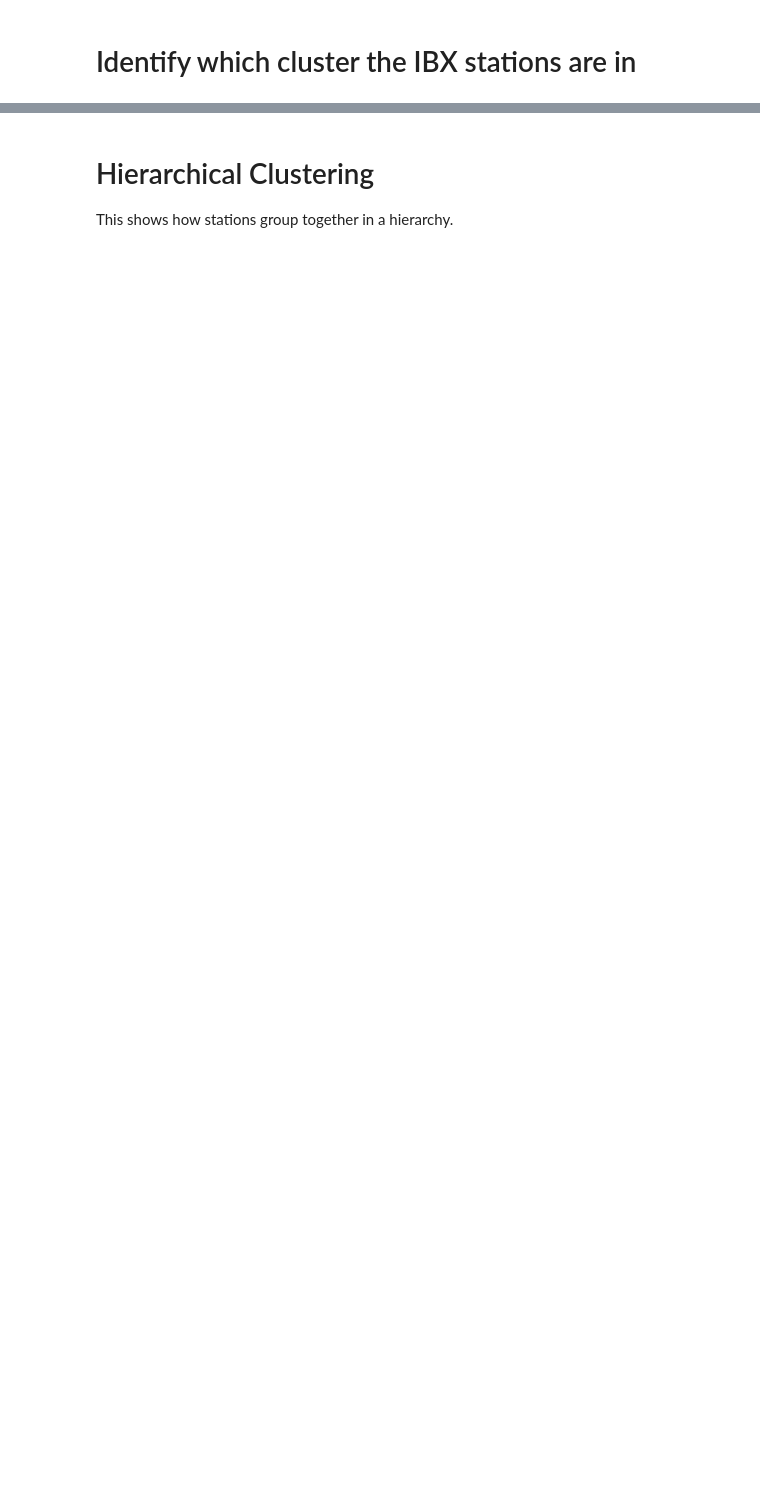
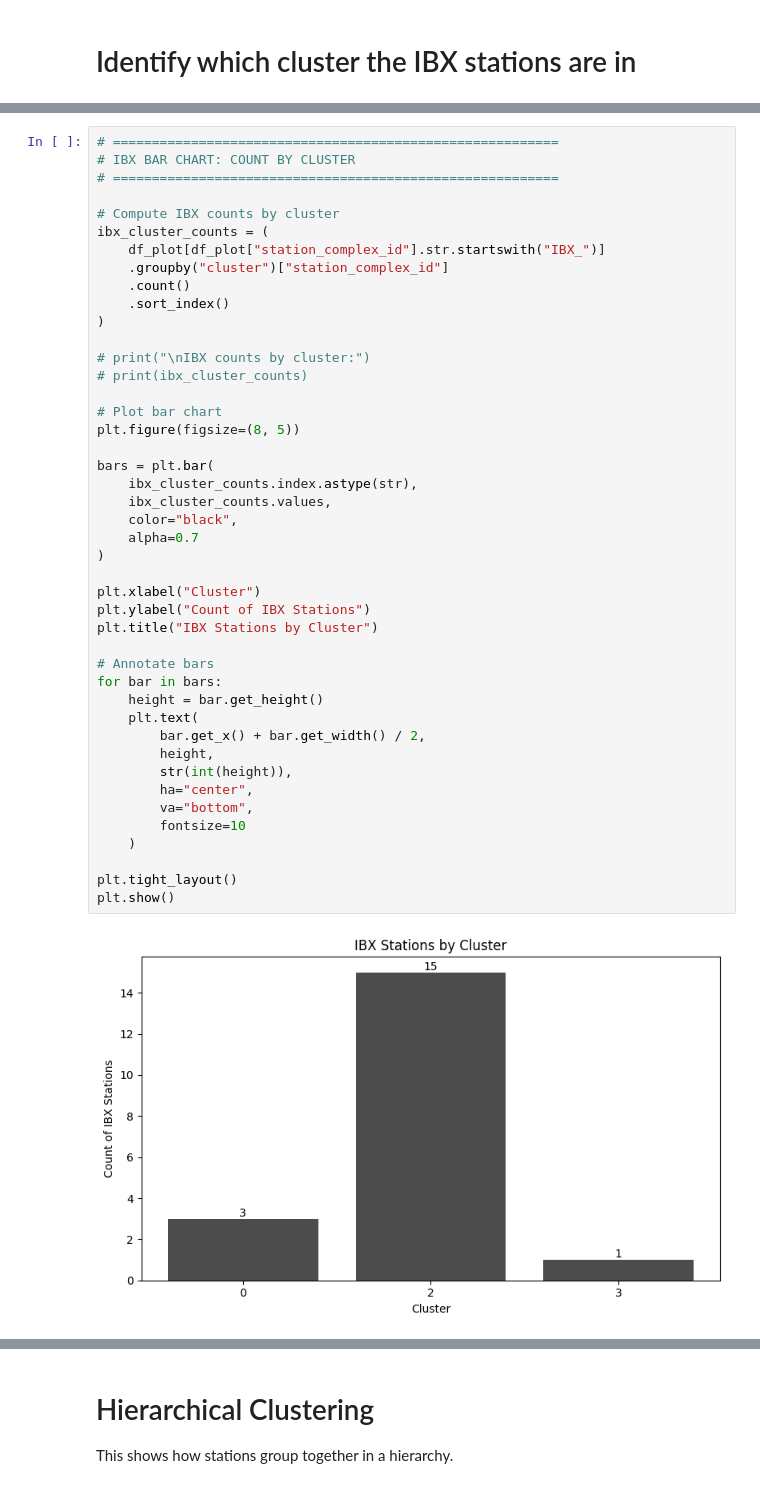
Before and after one commit to hawa1983/Capstone, a Jupyter notebook: ibx_capstone_v5.ipynb, the cells around one changed output, grey strips where cells are left out. Drawn from its saved outputs; the diff is of its cells as text; blank space fills up the shorter version.

```diff
--- a/ibx_capstone_v5.ipynb
+++ b/ibx_capstone_v5.ipynb
@@ -8445,0 +8505,46 @@ These characteristics are typical of **Brooklyn and Queens corridors** rather th
+# %%
+# =========================================================
+# IBX BAR CHART: COUNT BY CLUSTER
+# =========================================================
+
+# Compute IBX counts by cluster
+ibx_cluster_counts = (
+    df_plot[df_plot["station_complex_id"].str.startswith("IBX_")]
+    .groupby("cluster")["station_complex_id"]
+    .count()
+    .sort_index()
+)
+
+# print("\nIBX counts by cluster:")
+# print(ibx_cluster_counts)
+
+# Plot bar chart
+plt.figure(figsize=(8, 5))
+
+bars = plt.bar(
+    ibx_cluster_counts.index.astype(str),
+    ibx_cluster_counts.values,
+    color="black",
+    alpha=0.7
+)
+
+plt.xlabel("Cluster")
+plt.ylabel("Count of IBX Stations")
+plt.title("IBX Stations by Cluster")
+
+# Annotate bars
+for bar in bars:
+    height = bar.get_height()
+    plt.text(
+        bar.get_x() + bar.get_width() / 2,
+        height,
+        str(int(height)),
+        ha="center",
+        va="bottom",
+        fontsize=10
+    )
+
+plt.tight_layout()
+plt.show()
+# %% [output]
+[figure, added]
```
Also changed, not shown: parts of 55 cells of this notebook.
